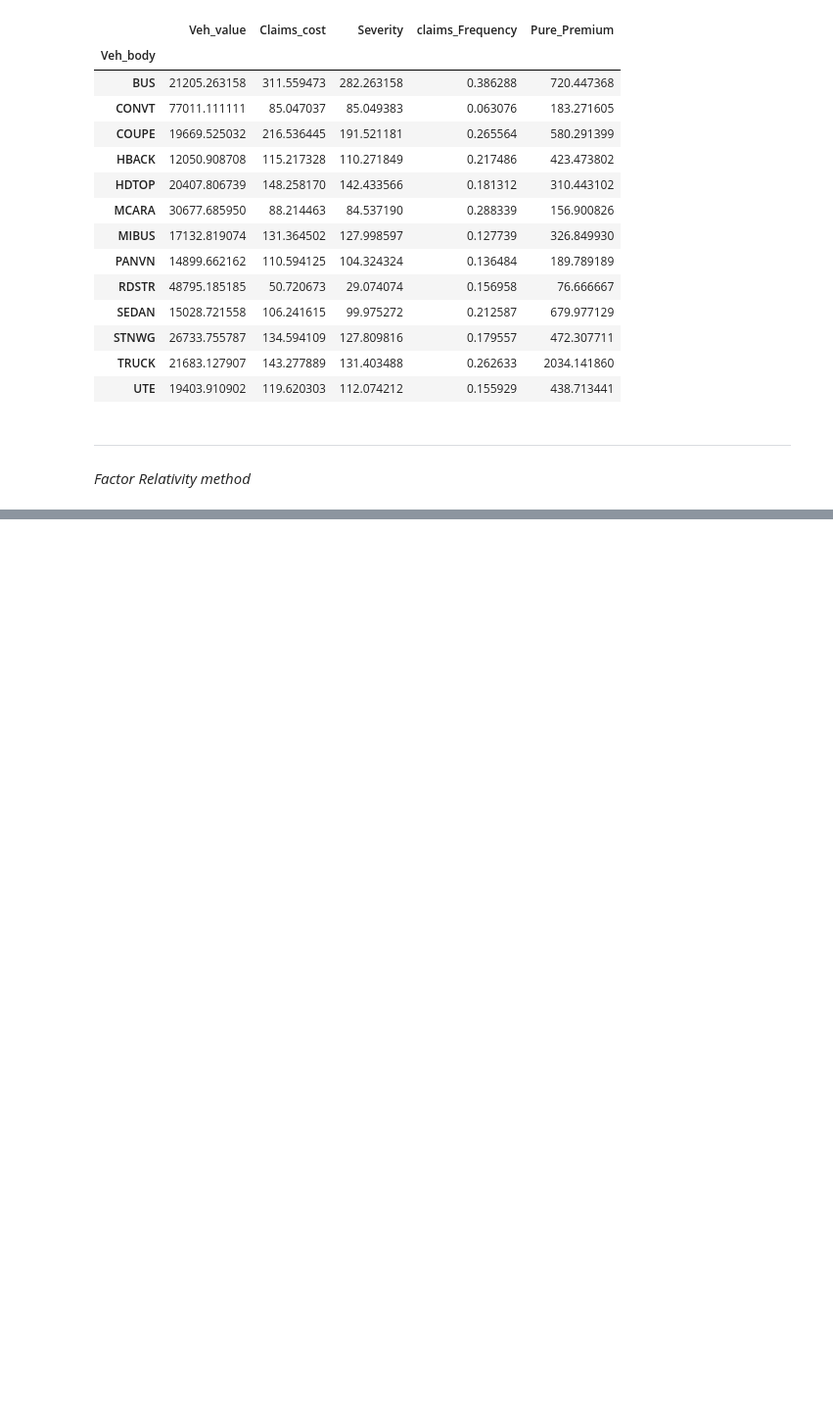
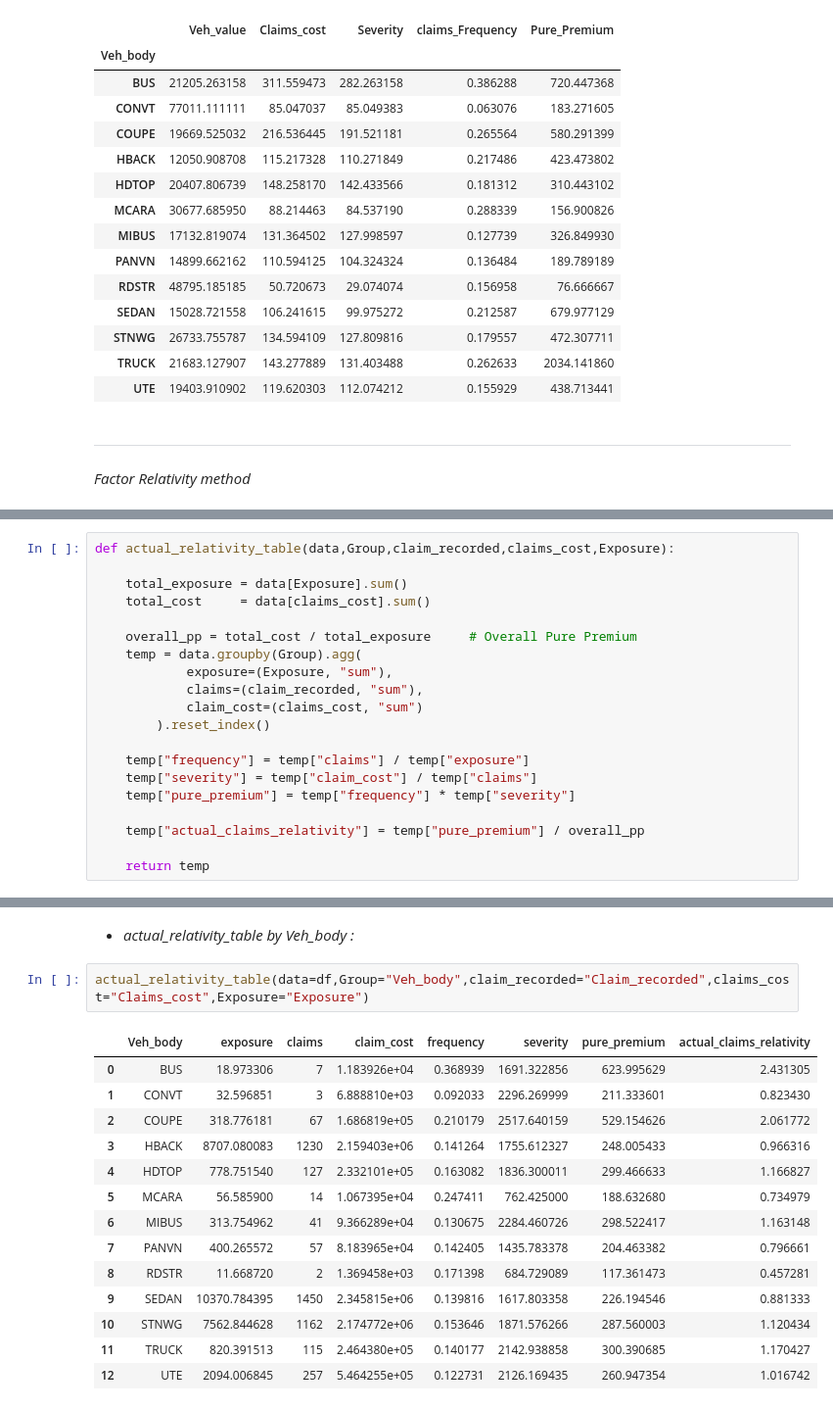
Before and after one commit to omars1234/Auto_Mobile_Inusrance_Analysis, a Jupyter notebook: Project_NoteBook.ipynb, the cells around one changed output, grey strips where cells are left out. Shown at 98% size. Cells and saved outputs as stored; diff of their text form; blank space fills up the shorter version.

```diff
--- a/Project_NoteBook.ipynb
+++ b/Project_NoteBook.ipynb
@@ -563,0 +508,20 @@ tariff
+# %%
+def actual_relativity_table(data,Group,claim_recorded,claims_cost,Exposure):
+
+    total_exposure = data[Exposure].sum()
+    total_cost     = data[claims_cost].sum()
+
+    overall_pp = total_cost / total_exposure     # Overall Pure Premium
+    temp = data.groupby(Group).agg(
+            exposure=(Exposure, "sum"),
+            claims=(claim_recorded, "sum"),
+            claim_cost=(claims_cost, "sum")
+        ).reset_index()
+
+    temp["frequency"] = temp["claims"] / temp["exposure"]
+    temp["severity"] = temp["claim_cost"] / temp["claims"]
+    temp["pure_premium"] = temp["frequency"] * temp["severity"]
+
+    temp["actual_claims_relativity"] = temp["pure_premium"] / overall_pp
+
+    return temp
@@ -563,0 +602,19 @@ tariff
+# %% [markdown]
+* *actual_relativity_table by Veh_body :*
+# %%
+actual_relativity_table(data=df,Group="Veh_body",claim_recorded="Claim_recorded",claims_cost="Claims_cost",Exposure="Exposure")
+# %% [output]
+|  | Veh_body | exposure | claims | claim_cost | frequency | severity | pure_premium | actual_claims_relativity |
+| 0 | BUS | 18.973306 | 7 | 1.183926e+04 | 0.368939 | 1691.322856 | 623.995629 | 2.431305 |
+| 1 | CONVT | 32.596851 | 3 | 6.888810e+03 | 0.092033 | 2296.269999 | 211.333601 | 0.823430 |
+| 2 | COUPE | 318.776181 | 67 | 1.686819e+05 | 0.210179 | 2517.640159 | 529.154626 | 2.061772 |
+| 3 | HBACK | 8707.080083 | 1230 | 2.159403e+06 | 0.141264 | 1755.612327 | 248.005433 | 0.966316 |
+| 4 | HDTOP | 778.751540 | 127 | 2.332101e+05 | 0.163082 | 1836.300011 | 299.466633 | 1.166827 |
+| 5 | MCARA | 56.585900 | 14 | 1.067395e+04 | 0.247411 | 762.425000 | 188.632680 | 0.734979 |
+| 6 | MIBUS | 313.754962 | 41 | 9.366289e+04 | 0.130675 | 2284.460726 | 298.522417 | 1.163148 |
+| 7 | PANVN | 400.265572 | 57 | 8.183965e+04 | 0.142405 | 1435.783378 | 204.463382 | 0.796661 |
+| 8 | RDSTR | 11.668720 | 2 | 1.369458e+03 | 0.171398 | 684.729089 | 117.361473 | 0.457281 |
+| 9 | SEDAN | 10370.784395 | 1450 | 2.345815e+06 | 0.139816 | 1617.803358 | 226.194546 | 0.881333 |
+| 10 | STNWG | 7562.844628 | 1162 | 2.174772e+06 | 0.153646 | 1871.576266 | 287.560003 | 1.120434 |
+| 11 | TRUCK | 820.391513 | 115 | 2.464380e+05 | 0.140177 | 2142.938858 | 300.390685 | 1.170427 |
+| 12 | UTE | 2094.006845 | 257 | 5.464255e+05 | 0.122731 | 2126.169435 | 260.947354 | 1.016742 |
```
Also changed, not shown: parts of 37 cells of this notebook, 4 other files.
